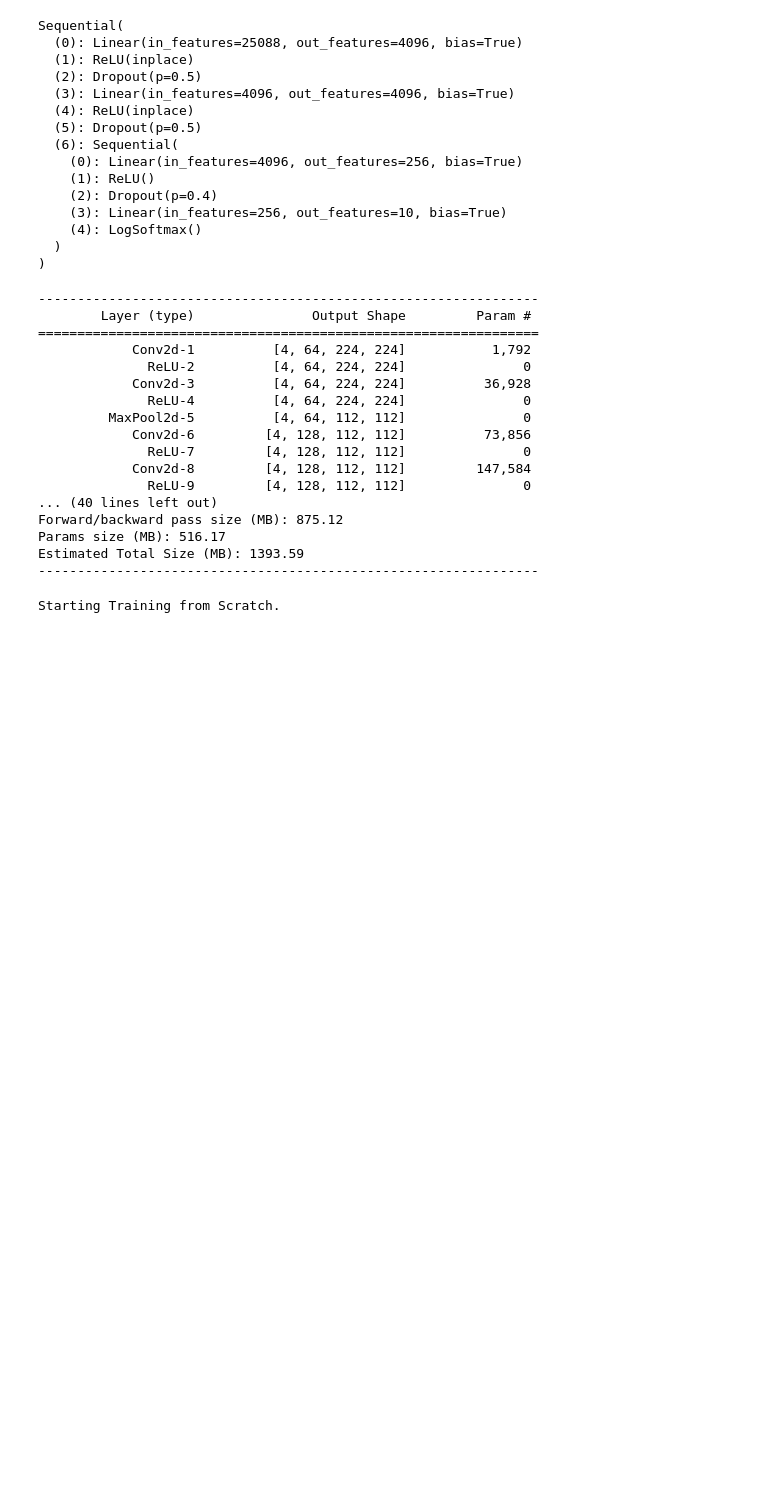
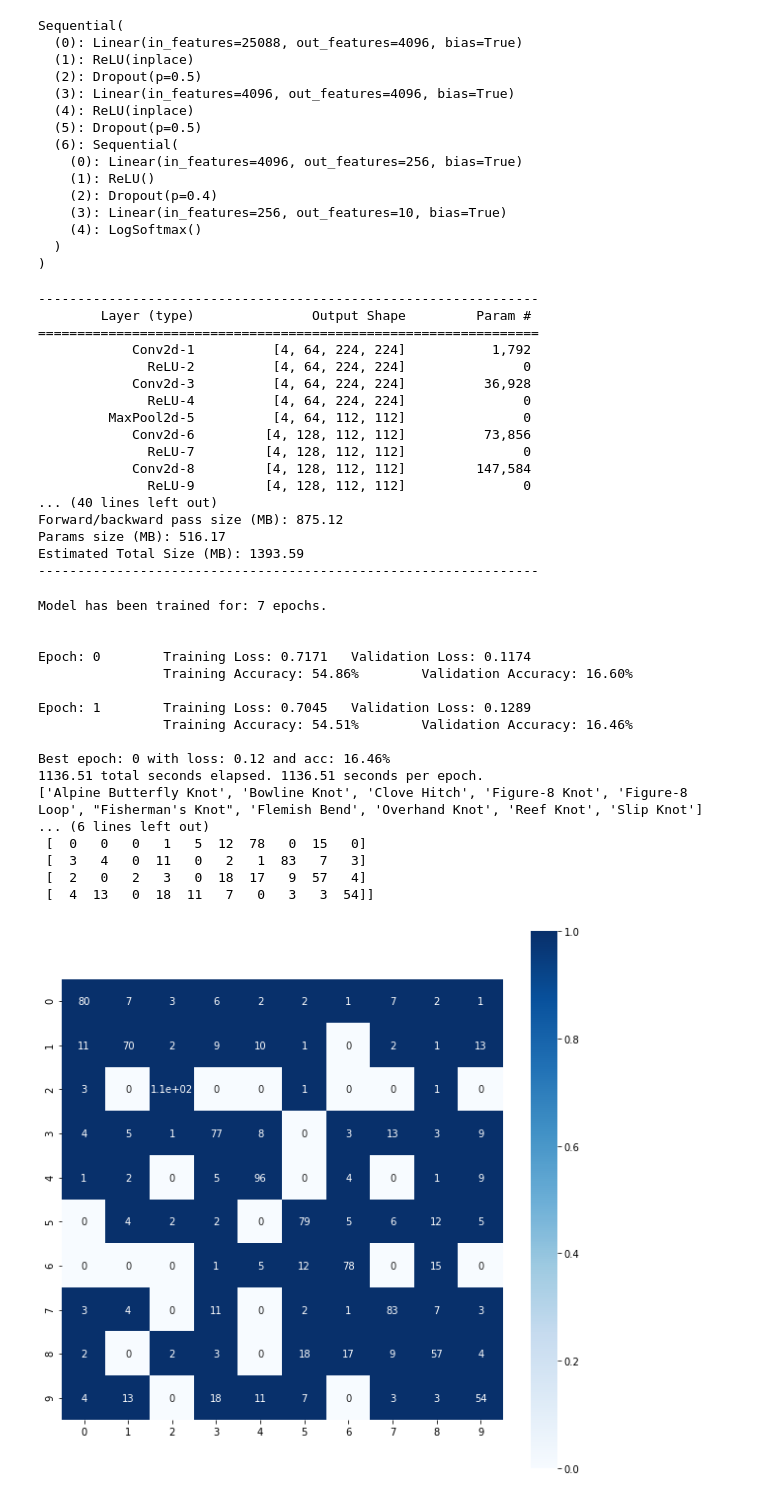
Before and after one commit to Chenxi-yi/deep-learning-, a Jupyter notebook: pretrained_model_resnet_18.ipynb, the cells around one changed output. Saved outputs shown, nothing was run; the diff lists cells and outputs as text; code cells hidden in the pictures; blank space fills up the shorter version.

```diff
--- a/pretrained_model_resnet_18.ipynb
+++ b/pretrained_model_resnet_18.ipynb
@@ -439,8 +439,27 @@ def train(model,
     print(
         f'{total_time:.2f} total seconds elapsed. {total_time / (epoch):.2f} seconds per epoch.'
     )
-    print(train_loader.dataset.classes)
+    #print(train_loader.dataset.classes)
     print(str(confusion_matrix.value()))
+    #cm = str(confusion_matrix.value())
+    cm = confusion_matrix.value()
+    # plt
+    plt.subplots(figsize=(10, 10)) # 设置画面大小
+    sns.heatmap(cm, annot=True, vmax=1, square=True, cmap="Blues")
+    num_local = np.array(range(10))
+    labels_name = train_loader.dataset.classes
+    plt.xticks(num_local, labels_name, rotation=90)
+    plt.yticks(num_local, labels_name)
+    plt.ylabel('True label')
+    plt.xlabel('Predicted label')
+    plt.title('confusion matrix')
+    plt.savefig('./cm.png')
+    plt.show()
+
+
+
+
+
     # Format history
     history = pd.DataFrame(
         history,
@@ -449,16 +468,35 @@ def train(model,
 # %%
 from timeit import default_timer as timer
 from torchnet import meter
+import seaborn as sns
+import matplotlib.pyplot as plt
 save_file_name = 'vgg16-transfer.pt'
 model, history = train(
     model,
     criterion,
     optimizer,
     train_loader,
     test_loader,
     save_file_name=save_file_name,
     max_epochs_stop=5,
-    n_epochs=5,
+    n_epochs=2,
     print_every=1)
 # %% [output]
-Starting Training from Scratch.
+Model has been trained for: 7 epochs.
+
+
+Epoch: 0        Training Loss: 0.7171   Validation Loss: 0.1174
+                Training Accuracy: 54.86%        Validation Accuracy: 16.60%
+
+Epoch: 1        Training Loss: 0.7045   Validation Loss: 0.1289
+                Training Accuracy: 54.51%        Validation Accuracy: 16.46%
+
+Best epoch: 0 with loss: 0.12 and acc: 16.46%
+1136.51 total seconds elapsed. 1136.51 seconds per epoch.
+['Alpine Butterfly Knot', 'Bowline Knot', 'Clove Hitch', 'Figure-8 Knot', 'Figure-8 Loop', "Fisherman's Knot", 'Flemish Bend', 'Overhand Knot', 'Reef Knot', 'Slip Knot']
+... (6 lines left out)
+ [  0   0   0   1   5  12  78   0  15   0]
+ [  3   4   0  11   0   2   1  83   7   3]
+ [  2   0   2   3   0  18  17   9  57   4]
+ [  4  13   0  18  11   7   0   3   3  54]]
+[figure, added]
```
Also changed, not shown: parts of 5 cells of this notebook.
